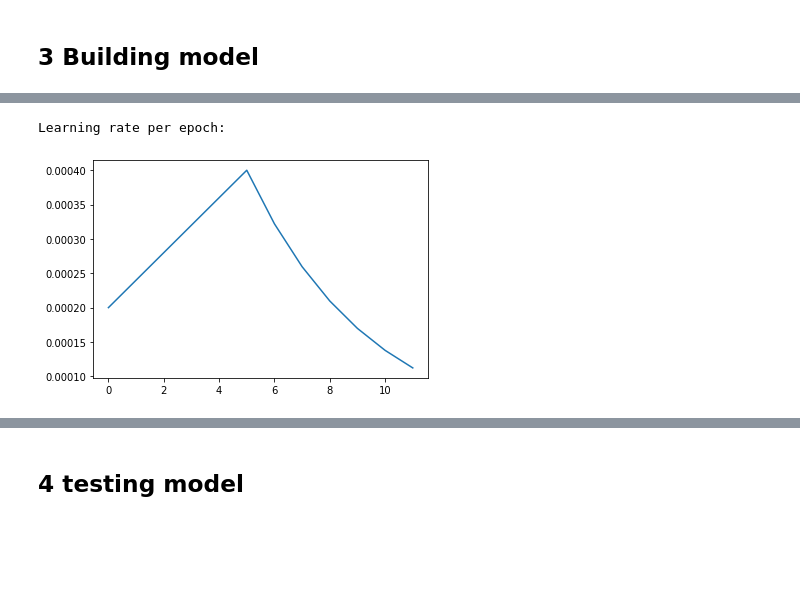
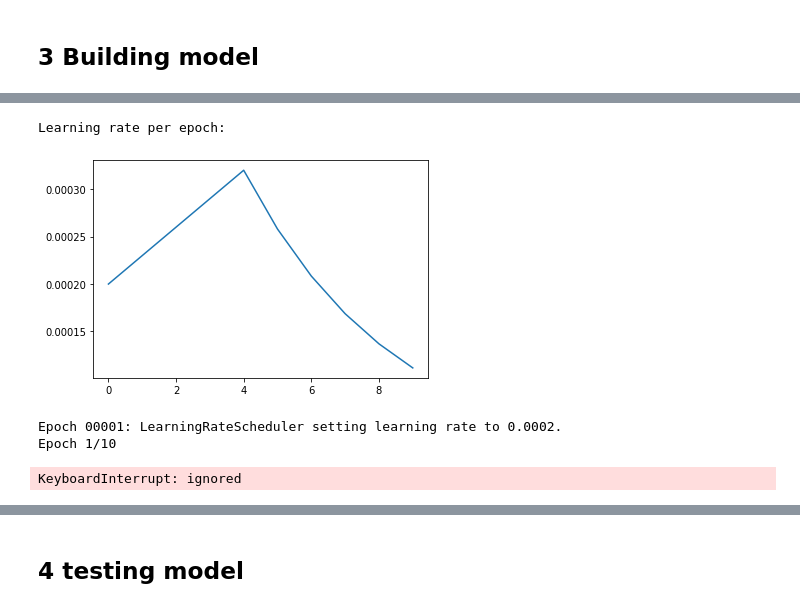
Before and after one commit to preetbot/MATH-509, a Jupyter notebook: project_Alan.ipynb, the cells around one changed output, grey strips where cells are left out. Drawn from its saved outputs; the diff is of its cells as text; code cells hidden in the pictures; blank space fills up the shorter version.

Commit message:
fine tune the model and its slide
fine tune the model and its slide

```diff
--- a/project_Alan.ipynb
+++ b/project_Alan.ipynb
@@ -161,0 +183,19 @@ librosa.display.specshow(db_mel, sr=sr, hop_length=512, x_axis='time', y_axis='m
+# %%
+def normalize(arry):
+  return (arry-arry.min())/(arry.max()-arry.min())
+# %%
+SAMPLE_RATE=22050
+data_path=PROJECT_PATH +"/data/fma_small"
+trackid=MFdata["track_id"].values[2]
+path=utils.get_audio_path(data_path,trackid)
+x, sr =librosa.load(path, sr=SAMPLE_RATE, mono=True)
+
+stft = np.abs(librosa.stft(x[0:660984], n_fft=2048, hop_length=512))
+mel = librosa.feature.melspectrogram(sr=sr, S=stft**2)
+mel=librosa.power_to_db(mel)
+mfcc = librosa.feature.mfcc(S=librosa.power_to_db(mel), n_mfcc=20)
+mfcc = normalize(mfcc)
+#spect = librosa.feature.mfcc(y=y[0:660984], sr=sr,n_fft=2048, hop_length=512)
+#db_mel = librosa.power_to_db(spect, ref=np.max)
+plt.figure(figsize=[20,6])
+librosa.display.specshow(mfcc, sr=sr, hop_length=512, x_axis='time', y_axis='mel');
@@ -182,3 +228,22 @@ for tid in tqdm.tqdm(MFdata["track_id"].values):
 # %%
 npmelfeq=np.array(nplist)
 np.save(PROJECT_PATH + "/data/melfeq.npy",npmelfeq)
+# %%
+data_path=PROJECT_PATH +"/data/fma_small"
+
+mfcclist=[]
+nplist=[]
+for tid in tqdm.tqdm(MFdata["track_id"].values):
+  path=utils.get_audio_path(data_path,trackid)
+  x, sr =librosa.load(path, sr=SAMPLE_RATE, mono=True)
+
+  stft = np.abs(librosa.stft(x[0:660984], n_fft=2048, hop_length=512))
+  mel = librosa.feature.melspectrogram(sr=sr, S=stft**2)
+  mel=librosa.power_to_db(mel)
+  mfcc = librosa.feature.mfcc(S=librosa.power_to_db(mel), n_mfcc=20)
+  mfcc = normalize(mfcc)
+
+  mfcclist.append(mfcc.shape)
+  nplist.append(mfcc.flatten())
+
+  #melfqlist.append([tid,spect])
@@ -345,29 +436,29 @@ Trainable params: 85,532,424
 Non-trainable params: 0
 _________________________________________________________________
 # %%
-EPOCHS = 12
+EPOCHS = 10
 
 start_lr = 0.0002
 min_lr = 0.00001
-max_lr = 0.00005 * tpu_strategy.num_replicas_in_sync
-rampup_epochs = 5
+max_lr = 0.00004 * tpu_strategy.num_replicas_in_sync
+rampup_epochs = 4
 sustain_epochs = 0
 exp_decay = .8
 
 def lrfn(epoch):
   if epoch < rampup_epochs:
     return (max_lr - start_lr)/rampup_epochs * epoch + start_lr
   elif epoch < rampup_epochs + sustain_epochs:
     return max_lr
   else:
     return (max_lr - min_lr) * exp_decay**(epoch-rampup_epochs-sustain_epochs) + min_lr
 
 lr_callback = tf.keras.callbacks.LearningRateScheduler(lambda epoch: lrfn(epoch), verbose=True)
 
 rang = np.arange(EPOCHS)
 y = [lrfn(x) for x in rang]
 plt.plot(rang, y)
 print('Learning rate per epoch:')
 # %% [output]
 Learning rate per epoch:
-[figure, old version]
+[figure, new version]
@@ -374,3 +467,12 @@ Learning rate per epoch:
+# %%
+history = model.fit(x_subTrain, y_subTrain,
+              batch_size=5,epochs=EPOCHS,
+              validation_data=[x_val, y_val],
+              callbacks=[checkpoint_cb,lr_callback,early_stopping_cb])#lr_callback
+# %% [output]
+Epoch 00001: LearningRateScheduler setting learning rate to 0.0002.
+Epoch 1/10
+KeyboardInterrupt: ignored
 # %%
 kf = KFold(n_splits=5)
 historylist=[]
```
Also changed, not shown: parts of 50 cells of this notebook, 1 other file.
